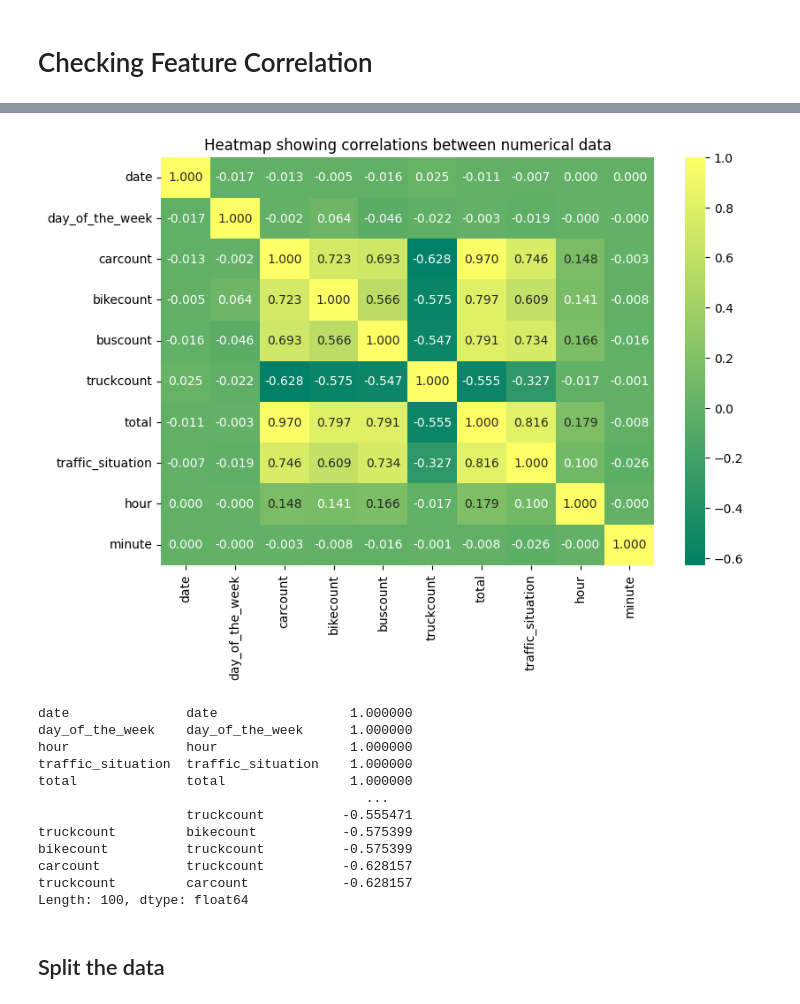
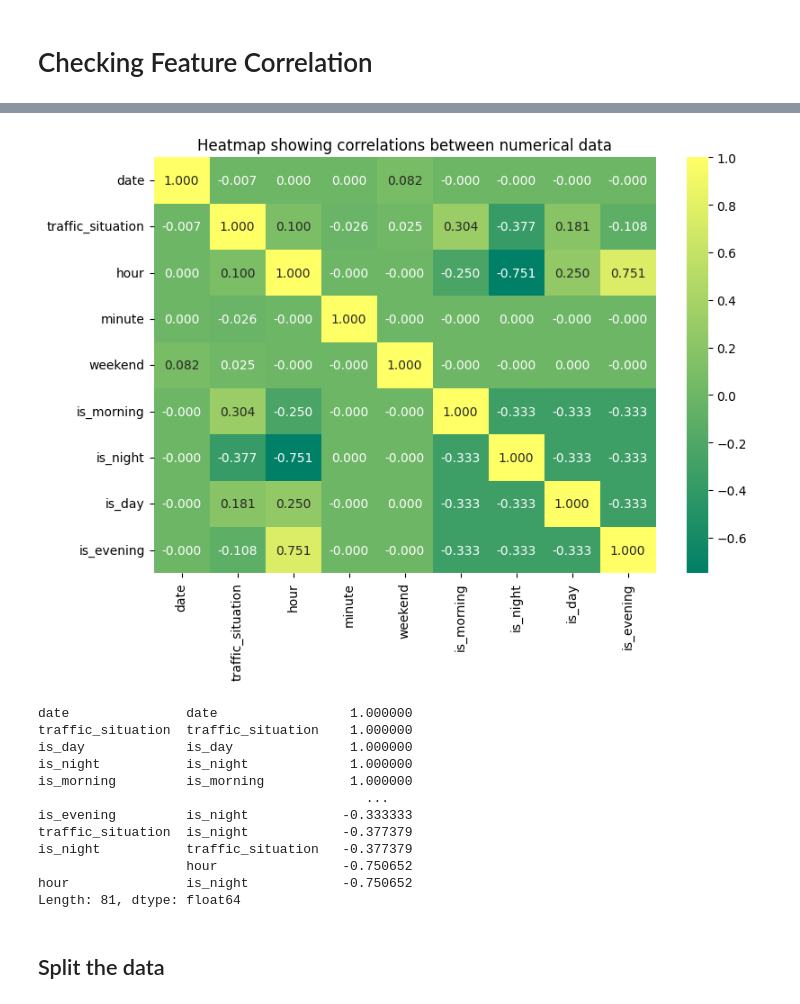
Before and after one commit to ovlasenko-ellation/mid_term_project_mlzoomcamp, a Jupyter notebook: Project_mid_term.ipynb, the cells around one changed output, grey strips where cells are left out. Drawn from its saved outputs; the diff is of its cells as text; code cells hidden in the pictures.

Commit message:
updates with feature engineering and excluding carcounts, etc

```diff
--- a/Project_mid_term.ipynb
+++ b/Project_mid_term.ipynb
@@ -66,6 +68,14 @@ data['hour'] = data['time_new'].dt.hour
 data['minute'] = data['time_new'].dt.minute
 data['second'] = data['time_new'].dt.second
 
+#Add new column Weekday/Weekend
+data['weekend'] = data['day_of_the_week'].apply(lambda x: 1 if x in ['Saturday', 'Sunday'] else 0)
+
+data['is_morning'] = data['hour'].apply(lambda x: 1 if x in range(6,12) else 0)
+data['is_night'] = data['hour'].apply(lambda x: 1 if x in range(0,6) else 0)
+data['is_day'] = data['hour'].apply(lambda x: 1 if x in range(12,18) else 0)
+data['is_evening'] = data['hour'].apply(lambda x: 1 if x in range(18,24) else 0)
+
 # Print the DataFrame with the new columns
 data
 # %% [output]
@@ -93,7 +103,7 @@ day_mapping = {
     'Sunday': 7,
 }
 
-data['day_of_the_week'] = data['day_of_the_week'].replace(day_mapping)
+#data['day_of_the_week'] = data['day_of_the_week'].replace(day_mapping)
 # %%
 traffic_situation_mapping = {'low': 0, 'normal': 1, 'high': 2, 'heavy':3}
 data['traffic_situation'].replace(traffic_situation_mapping, inplace=True)
@@ -161,6 +176,8 @@ dataset
 # Checking Feature Correlation
 # %%
 data_numeric = data.copy()
-data_numeric = data.drop(['second', 'time_new', 'time'], axis=1)
+data_numeric = data.drop(['second', 'time_new', 'time', 'carcount', 'bikecount', 'buscount', 'truckcount', 'total'], axis=1)
+#data_numeric1 = data_numeric.copy()
+data_numeric1 = data_numeric.drop(['day_of_the_week' ], axis=1)
 data_numeric.describe()
 # %% [output]
@@ -190,25 +206,25 @@ data_numeric.corr()
 # %%
 plt.figure(figsize=(9, 6))
-sns.heatmap(data_numeric.corr(), cmap="summer", annot=True, fmt='.3f')
+sns.heatmap(data_numeric1.corr(), cmap="summer", annot=True, fmt='.3f')
 plt.title('Heatmap showing correlations between numerical data')
 plt.show();
 # %% [output]
-[figure, old version]
+[figure, new version]
 # %%
-data_numeric.corr().unstack().sort_values(ascending = False)
+data_numeric1.corr().unstack().sort_values(ascending = False)
 # %% [output]
 date               date                 1.000000
-day_of_the_week    day_of_the_week      1.000000
-hour               hour                 1.000000
 traffic_situation  traffic_situation    1.000000
-total              total                1.000000
+is_day             is_day               1.000000
+is_night           is_night             1.000000
+is_morning         is_morning           1.000000
                                           ...
-                   truckcount          -0.555471
-truckcount         bikecount           -0.575399
-bikecount          truckcount          -0.575399
-carcount           truckcount          -0.628157
-truckcount         carcount            -0.628157
-Length: 100, dtype: float64
+is_evening         is_night            -0.333333
+traffic_situation  is_night            -0.377379
+is_night           traffic_situation   -0.377379
+                   hour                -0.750652
+hour               is_night            -0.750652
+Length: 81, dtype: float64
 # %% [markdown]
 ## Split the data
 # %%
```
Also changed, not shown: parts of 25 cells of this notebook.
